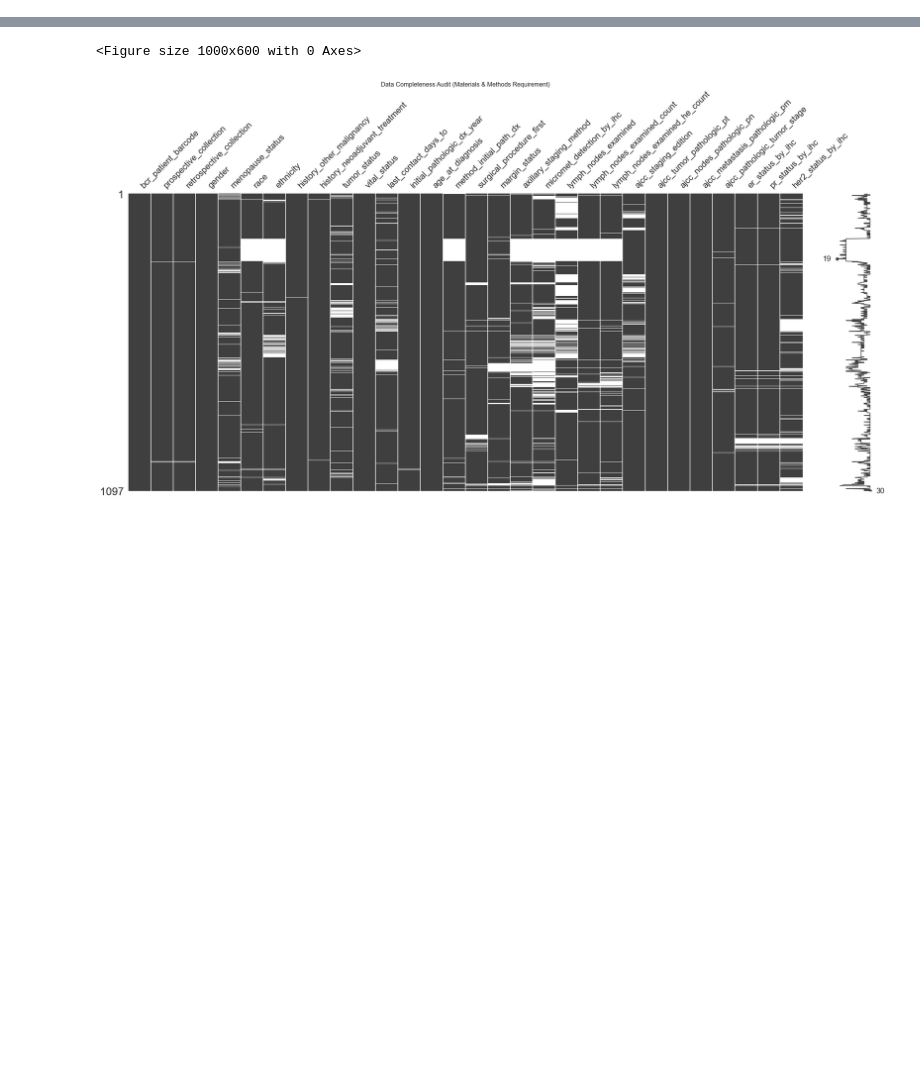
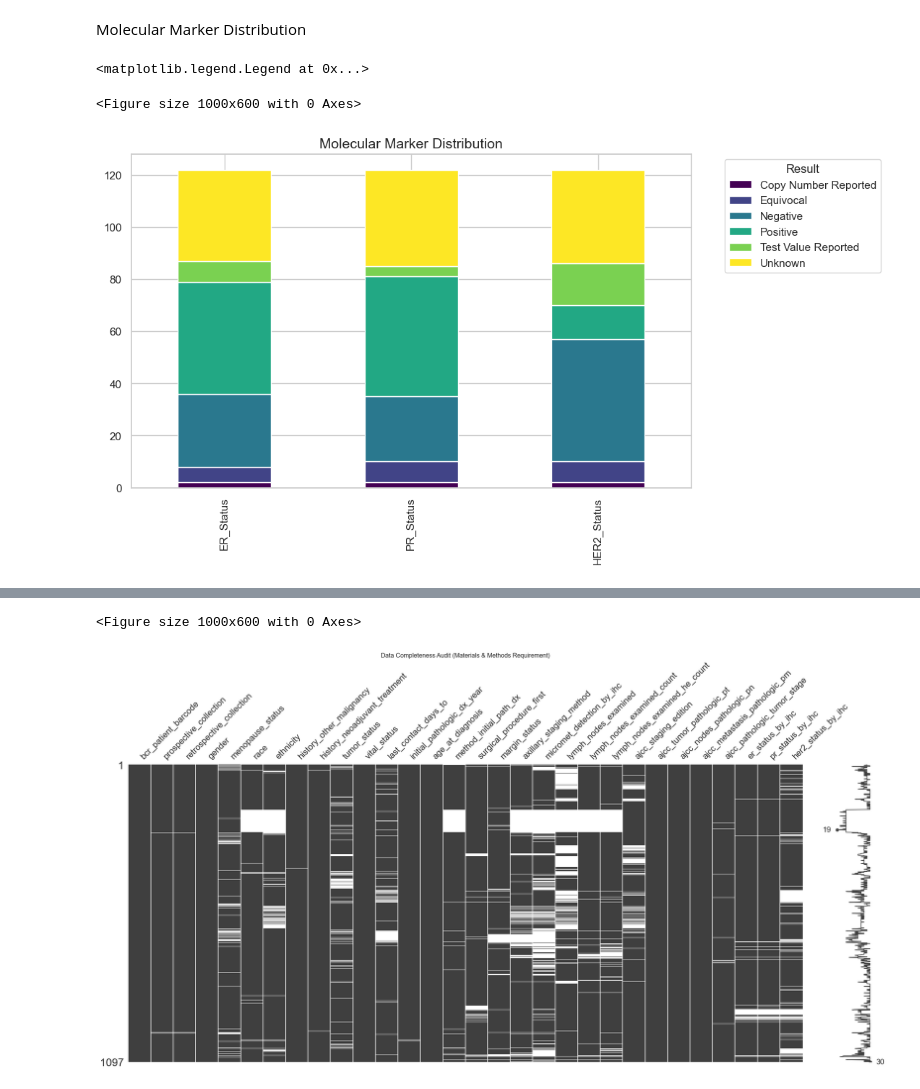
Before and after one commit to Se2007/TCGA-BRCA-Dataset, a Jupyter notebook: EDA.ipynb, the cells around one changed output, grey strips where cells are left out. Cells and saved outputs as stored; diff of their text form; code cells hidden in the pictures; blank space fills up the shorter version.

```diff
--- a/EDA.ipynb
+++ b/EDA.ipynb
@@ -313,0 +184,12 @@ Passing `palette` without assigning `hue` is deprecated and will be removed in v
+# %% [markdown]
+Molecular Marker Distribution
+# %%
+plt.figure(figsize=(10, 6))
+marker_counts = Clinical_Demographic[['ER_Status', 'PR_Status', 'HER2_Status']].apply(pd.Series.value_counts).T
+marker_counts.plot(kind='bar', stacked=True, colormap='viridis', figsize=(10, 6))
+plt.title('Molecular Marker Distribution', fontsize=14)
+plt.legend(title="Result", bbox_to_anchor=(1.05, 1), loc='upper left')
+# %% [output]
+<matplotlib.legend.Legend at 0x...>
+<Figure size 1000x600 with 0 Axes>
+[figure, added]
```
Also changed, not shown: parts of 48 cells of this notebook.
